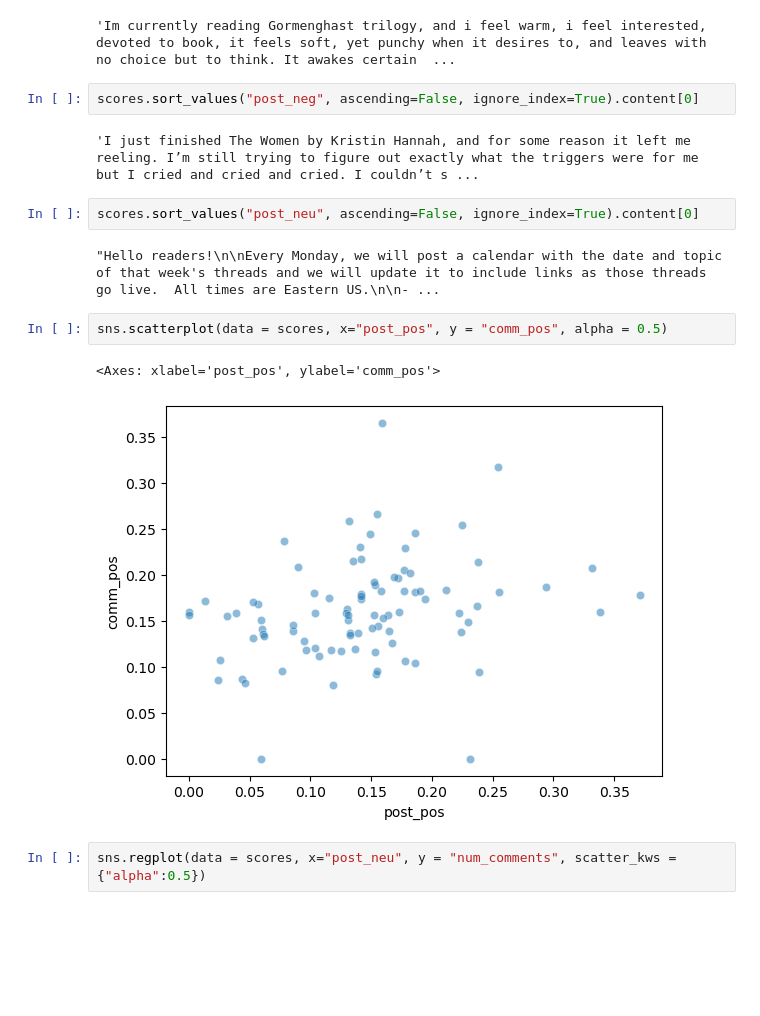
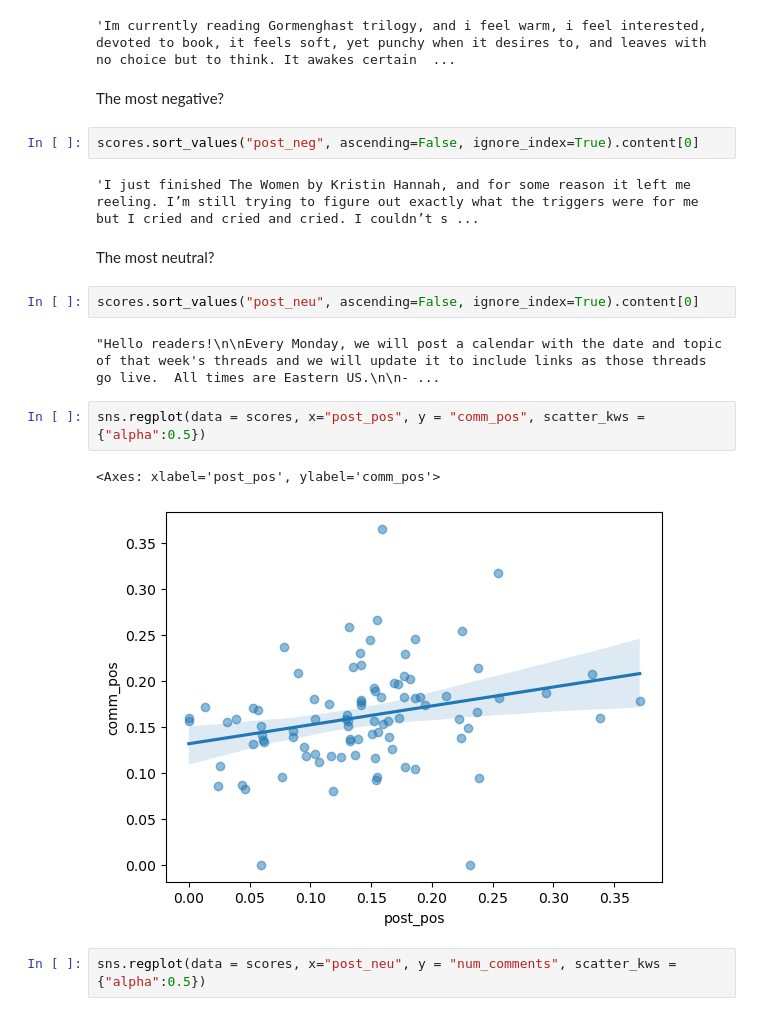
Before and after one commit to UNC-Libraries-data/text_analysis_seminar23-24, a Jupyter notebook: 2024_02_19_material/2024_02_19.ipynb, the cells around one changed output. Cells and saved outputs as stored; diff of their text form; blank space fills up the shorter version.

```diff
--- a/2024_02_19_material/2024_02_19.ipynb
+++ b/2024_02_19_material/2024_02_19.ipynb
@@ -75,19 +77,23 @@ scores.sample(5)
 scores.sort_values("post_pos", ascending=False, ignore_index=True).content[0]
 # %% [output]
 'Im currently reading Gormenghast trilogy, and i feel warm, i feel interested, devoted to book, it feels soft, yet punchy when it desires to, and leaves with no choice but to think. It awakes certain  ...
+# %% [markdown]
+The most negative?
 # %%
 scores.sort_values("post_neg", ascending=False, ignore_index=True).content[0]
 # %% [output]
 'I just finished The Women by Kristin Hannah, and for some reason it left me reeling. I’m still trying to figure out exactly what the triggers were for me but I cried and cried and cried. I couldn’t s ...
+# %% [markdown]
+The most neutral?
 # %%
 scores.sort_values("post_neu", ascending=False, ignore_index=True).content[0]
 # %% [output]
 "Hello readers!\n\nEvery Monday, we will post a calendar with the date and topic of that week's threads and we will update it to include links as those threads go live.  All times are Eastern US.\n\n- ...
 # %%
-sns.scatterplot(data = scores, x="post_pos", y = "comm_pos", alpha = 0.5)
+sns.regplot(data = scores, x="post_pos", y = "comm_pos", scatter_kws = {"alpha":0.5})
 # %% [output]
 <Axes: xlabel='post_pos', ylabel='comm_pos'>
-[figure, old version]
+[figure, new version]
 # %%
 sns.regplot(data = scores, x="post_neu", y = "num_comments", scatter_kws = {"alpha":0.5})
 # %% [output]
```
Also changed, not shown: parts of 13 cells of this notebook.
